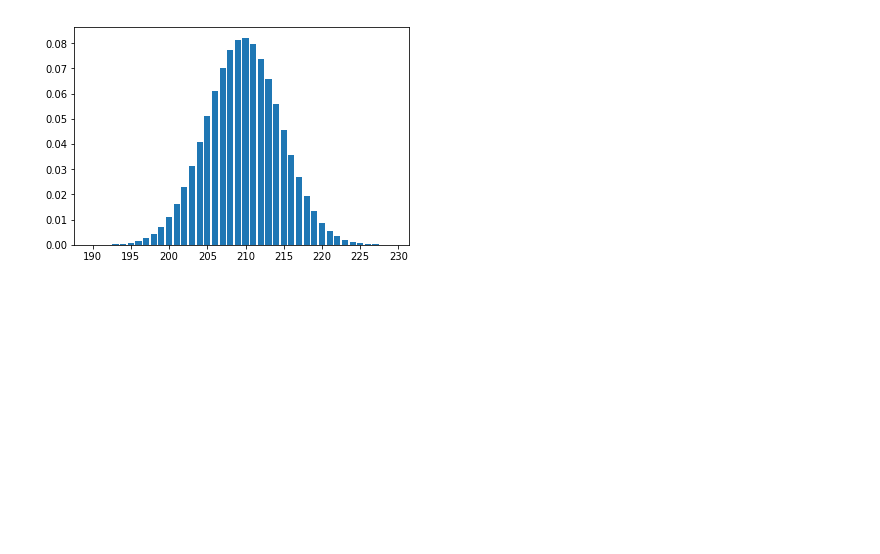
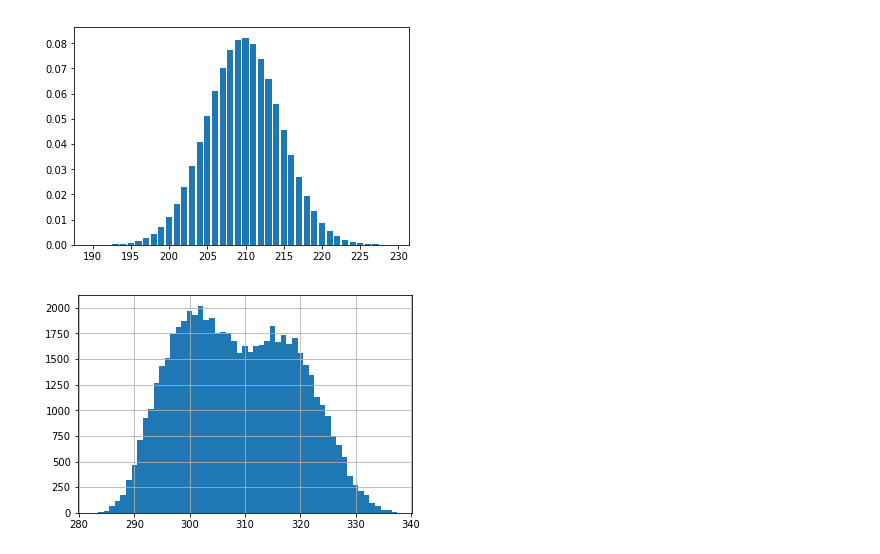
Before and after one commit to ryuichiueda/LNPR_BOOK_CODES, a Jupyter notebook: section_sensor/lidar_200.ipynb, the cells around one changed output. Saved outputs shown, nothing was run; the diff lists cells and outputs as text; code cells hidden in the pictures; blank space fills up the shorter version.

```diff
--- a/section_sensor/lidar_200.ipynb
+++ b/section_sensor/lidar_200.ipynb
@@ -217,3 +217,8 @@ plt.bar(xs,ys)
 plt.show()
 # %% [output]
 [figure]
+# %%
+data["ir"].hist(bins = max(data["ir"]) - min(data["ir"]),align='left')
+plt.show()
+# %% [output]
+[figure, added]
```
Also changed, not shown: parts of 3 cells of this notebook, 10 other files.
